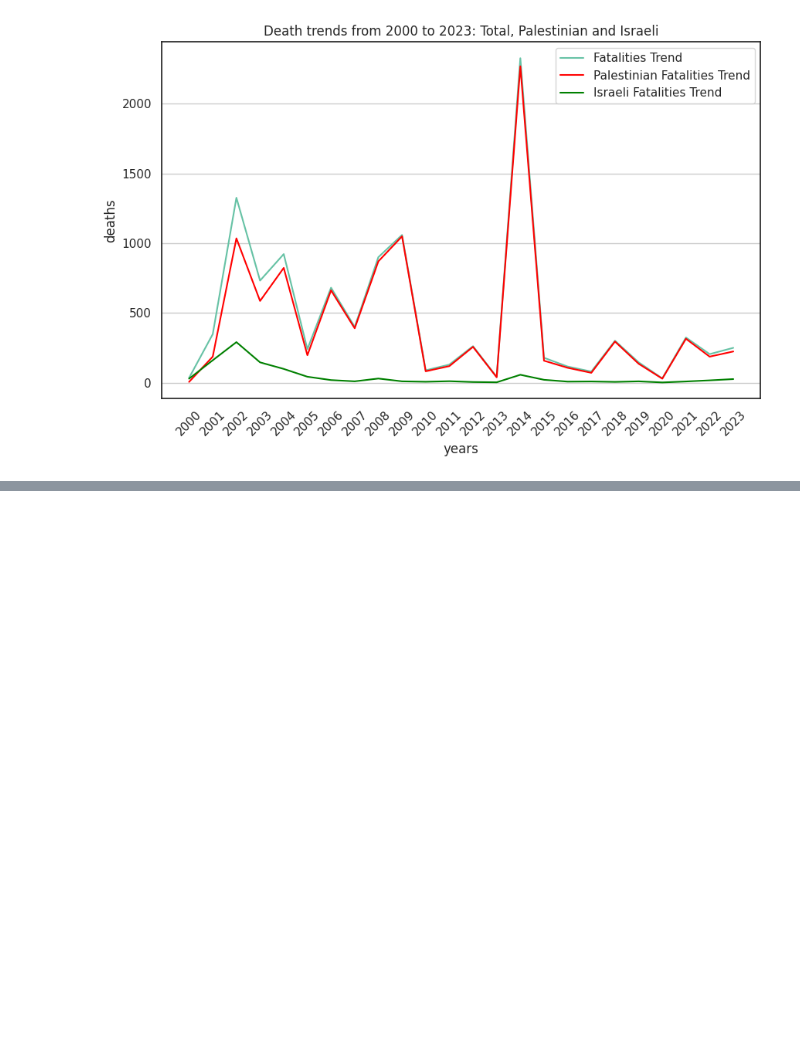
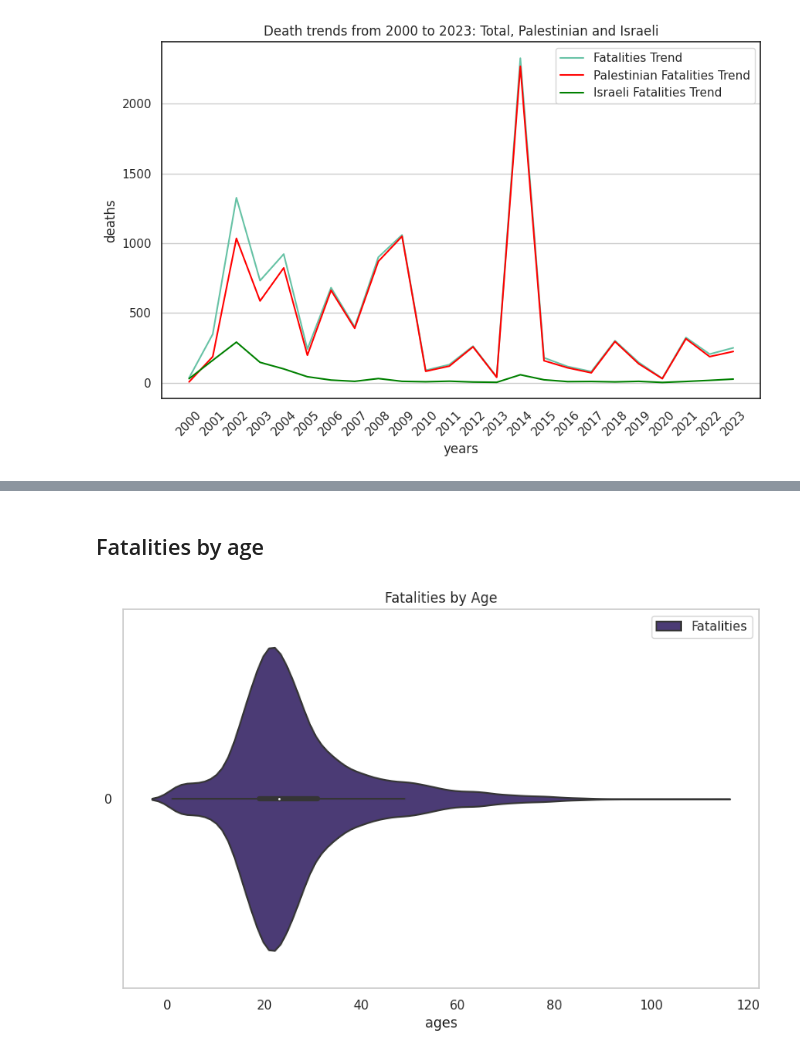
Before and after one commit to exdsgift/IPC-MideastAnalytics, a Jupyter notebook: Fatalities_Project.ipynb, the cells around one changed output, grey strips where cells are left out. Cells and saved outputs as stored; diff of their text form; code cells hidden in the pictures; blank space fills up the shorter version.

```diff
--- a/Fatalities_Project.ipynb
+++ b/Fatalities_Project.ipynb
@@ -439,0 +457,15 @@ plt.show()
+# %% [markdown]
+## Fatalities by age
+# %%
+plt.figure(figsize=(10, 6))
+plt.title('Fatalities by Age')
+plt.xlabel('ages')
+plt.ylabel(None)
+
+sns.violinplot(fatalities_df['age'], orient='h', palette = sns.color_palette("viridis"))
+
+plt.grid(False)
+plt.legend(['Fatalities'], loc='upper right')
+plt.show()
+# %% [output]
+[figure, added]
```
Also changed, not shown: parts of 4 cells of this notebook.
